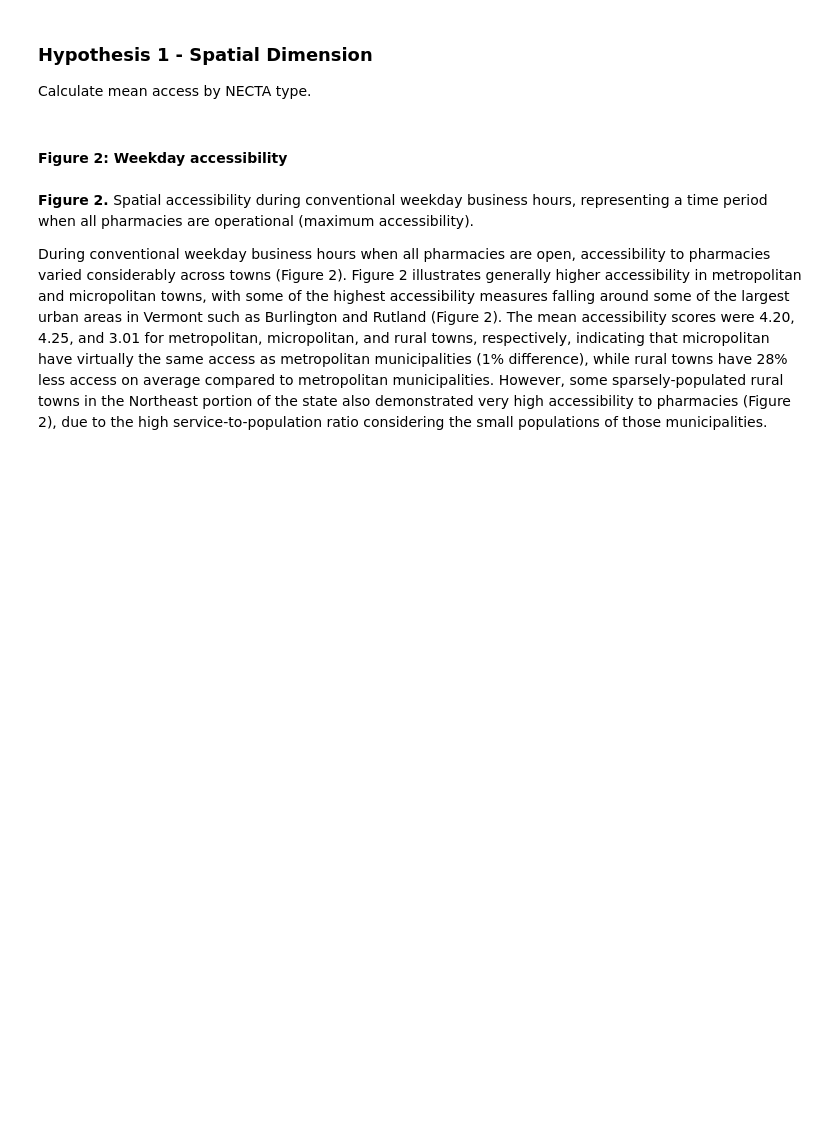
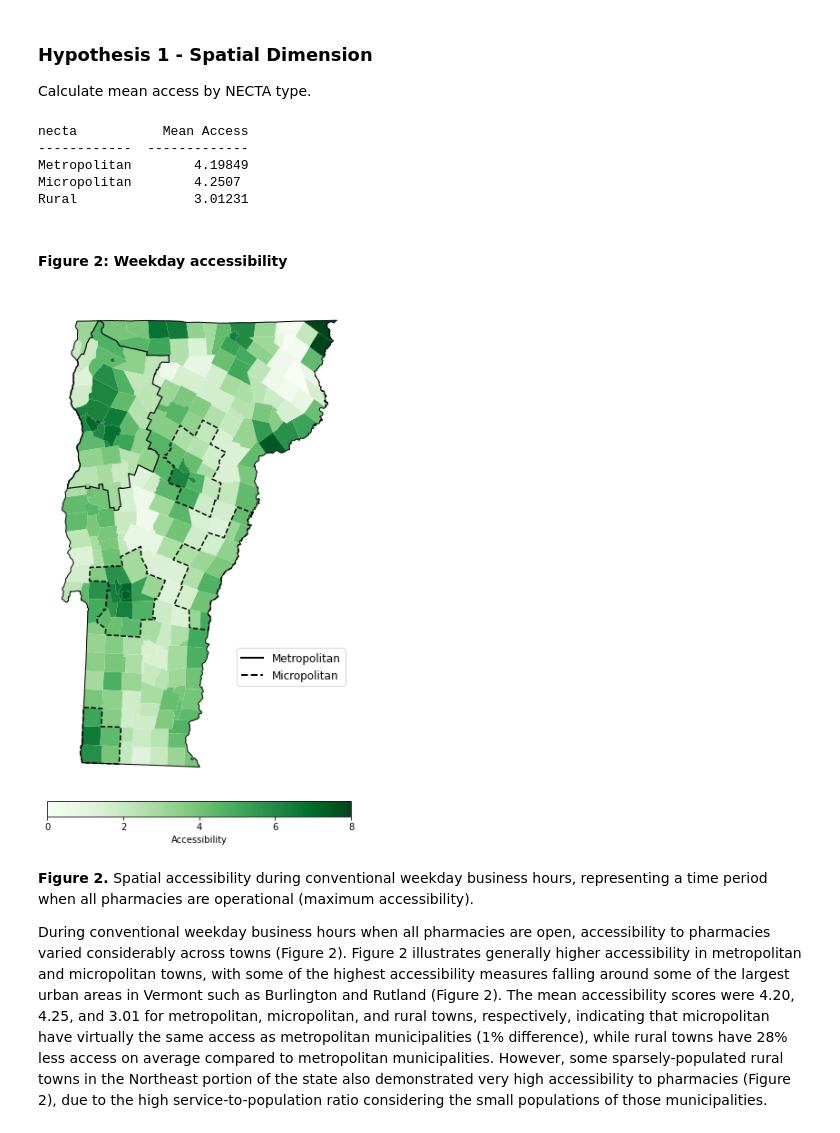
Before and after one commit to HEGSRR/OR-VT-Pharmacy, a Jupyter notebook: procedure/code/01_Pharmacy_Accessibility.ipynb, the cells around one changed output. Saved outputs shown, nothing was run; the diff lists cells and outputs as text; code cells hidden in the pictures; blank space fills up the shorter version.

Commit message:
Figure minor update - outline state

```diff
--- a/procedure/code/01_Pharmacy_Accessibility.ipynb
+++ b/procedure/code/01_Pharmacy_Accessibility.ipynb
@@ -236,6 +236,6 @@ pharmacies.explore()
 #    open('./data/raw/private/staffing_interpolated.csv', 'wb').write(r.content)
 
 # Load pharmacy staffing data
-pharm_staffing = pd.read_csv('./data/raw/private/staffing_interpolated.csv')
+pharm_staffing = pd.read_csv('./data/raw/public/pharmacy/staffing_interpolated.csv')
 pharm_staffing.head()
 # %% [output]
@@ -815,6 +961,12 @@ weekdaymean_by_metro = means_by_metro[['access_w']]
 weekdaymean_by_metro.columns = ['Mean Access']
 table_1 = tabulate(weekdaymean_by_metro, headers='keys', tablefmt='simple_grid')
 print(table_1)
+# %% [output]
+necta           Mean Access
+------------  -------------
+Metropolitan        4.19849
+Micropolitan        4.2507
+Rural               3.01231
 # %% [markdown]
 #### Figure 2: Weekday accessibility
 # %%
@@ -824,6 +976,7 @@ maxacc = 8
 # Map of weekday pharmacy accessibility
 fig2, ax = plt.subplots(figsize=(12, 12), facecolor = 'white')
 mapping_df.plot(column='access_w', cmap='Greens', legend = False, ax=ax, vmax=maxacc)
+mapping_df.dissolve().boundary.plot(ax=ax, color='black', linewidth=1)
 
 # Dissolve the geometries for each group to merge adjacent polygons
 metropolitan_df = mapping_df[mapping_df['necta'] == 'Metropolitan']
@@ -834,33 +987,35 @@ micropolitan_boundary = micropolitan_df.dissolve(by='necta')['geometry'].boundar
 
 # Plot exterior boundaries of the 'Metropolitan NECTA' group
 metropolitan_boundary.plot(ax=ax, color='black', linewidth=1.2)
 
 # Plot exterior boundaries of the 'Micropolitan NECTA' group
 micropolitan_boundary.plot(ax=ax, color='black',linestyle = "dashed", linewidth=1.5)
 
 legend_elements = [
     Line2D([0], [0], color='black', lw=2, label='Metropolitan'),
     Line2D([0], [0], color='black', linestyle = 'dashed',lw=2, label='Micropolitan')
 ]
 ax.legend(handles=legend_elements, loc='lower right', fontsize=12, bbox_to_anchor=(1,.2))
 colorbar = plt.cm.ScalarMappable(cmap='Greens', norm=plt.Normalize(vmin=0, vmax=maxacc))
 
 #fig.patch.set_edgecolor('black') #Border
 #fig.patch.set_linewidth(2)
 #plt.subplots_adjust(right = .9, top = .9)
 
 # Colorbar settings
 cbar = plt.colorbar(colorbar, shrink = .5, pad=.02, label = 'Accessibility', location="bottom")
 cbar.set_ticks([0, 2, 4, 6, 8])
 
 #plt.title(label = 'Pharmacy Accessibility during Conventional \n Weekday Business Hours',
           #fontsize=13)
 
 plt.axis('off')
 plt.show()
 
 # Save figure
 fig2.savefig("./results/figures/figure2.jpg", dpi=300)
+# %% [output]
+[figure, added]
 # %% [markdown]
 **Figure 2.** Spatial accessibility during conventional weekday business hours, representing a time period when all pharmacies are operational (maximum accessibility).
 
```
Also changed, not shown: parts of 34 cells of this notebook, 2 other files.
